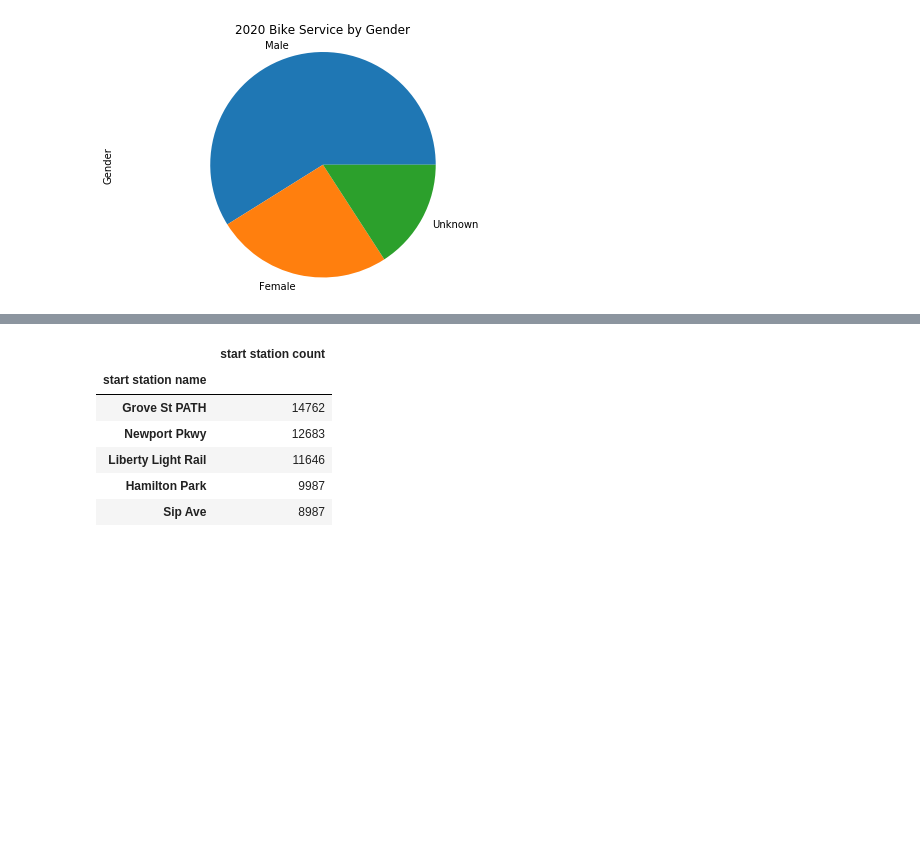
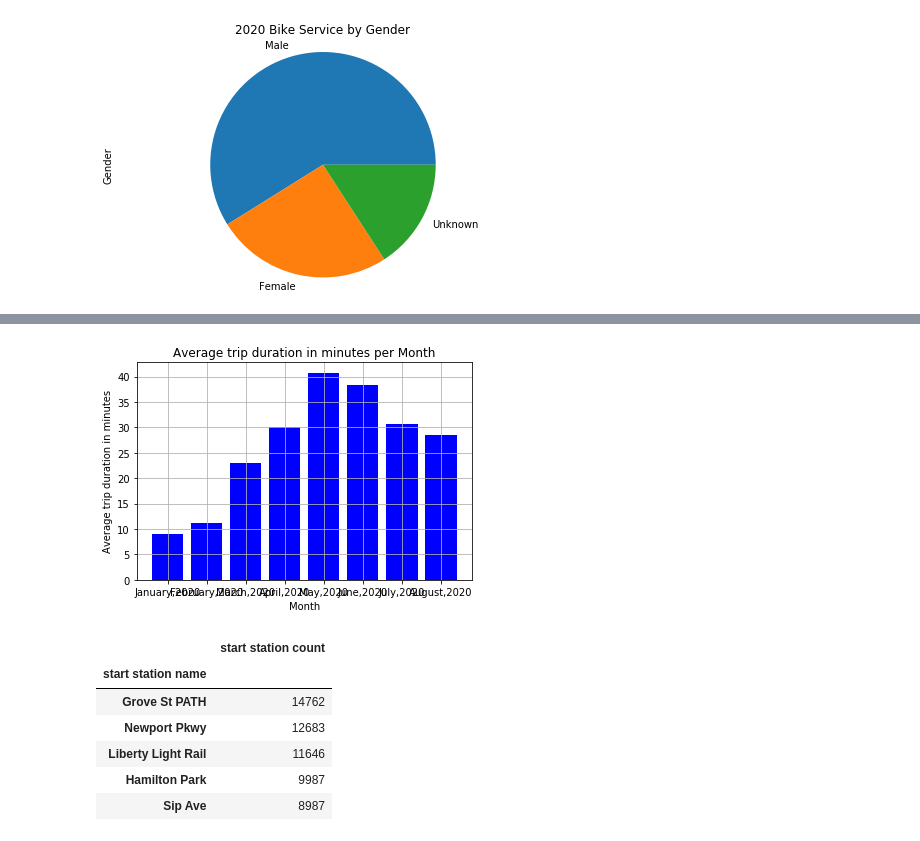
Before and after one commit to tnatoli29/Project_1, a Jupyter notebook: CitiBike/CitiBike 2020 Merge.ipynb, the cells around one changed output, grey strips where cells are left out. Drawn from its saved outputs; the diff is of its cells as text; code cells hidden in the pictures; blank space fills up the shorter version.

```diff
--- a/CitiBike/CitiBike 2020 Merge.ipynb
+++ b/CitiBike/CitiBike 2020 Merge.ipynb
@@ -200,3 +228,20 @@ The average trip duration for August 2020 was 28.54
+# %%
+# plot a bar chart for Average trip duration in minutes
+
+#Set the x and y axis
+x_axis = Avg_tripduration["Months"]
+y_axis = Avg_tripduration["Avg trip duration in minutes"]
+#Create the bar chart
+plt.bar(x_axis, y_axis, color = "blue")
+
+#Set the labels and title
+plt.title("Average trip duration in minutes per Month")
+plt.xlabel("Month")
+plt.ylabel("Average trip duration in minutes")
+plt.grid()
+plt.show()
+# %% [output]
+[figure, added]
 # %%
 # Groupby start stations
 startstation = combined2020_CitiBike_df8.groupby(["start station name"])
```
Also changed, not shown: parts of 3 cells of this notebook.
